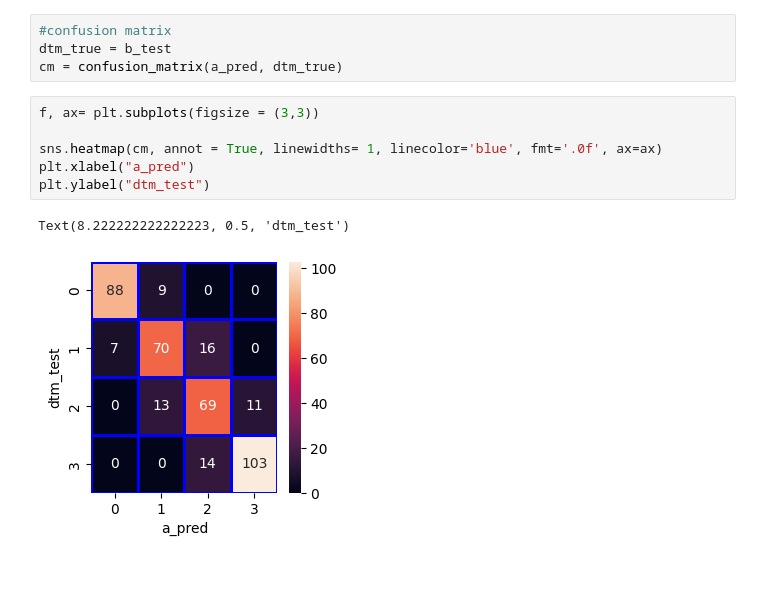
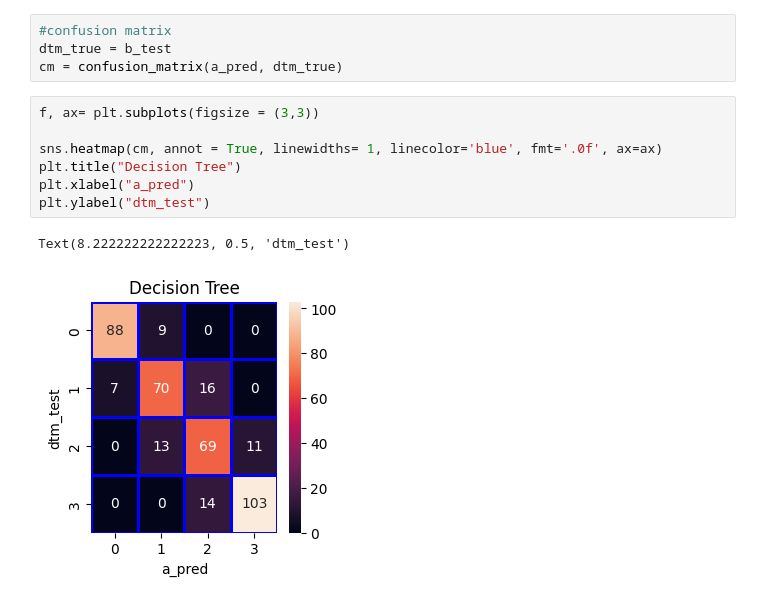
Before and after one commit to ryanroshandy55/UTS-Machine_Learning-2023-2024, a Jupyter notebook: UTS_no3.ipynb, the cells around one changed output. Saved outputs shown, nothing was run; the diff lists cells and outputs as text; blank space fills up the shorter version.

```diff
--- a/UTS_no3.ipynb
+++ b/UTS_no3.ipynb
@@ -452,9 +455,10 @@ cm = confusion_matrix(a_pred, dtm_true)
 # %%
 f, ax= plt.subplots(figsize = (3,3))
 
 sns.heatmap(cm, annot = True, linewidths= 1, linecolor='blue', fmt='.0f', ax=ax)
+plt.title("Decision Tree")
 plt.xlabel("a_pred")
 plt.ylabel("dtm_test")
 # %% [output]
 Text(8.222222222222223, 0.5, 'dtm_test')
-[figure, old version]
+[figure, new version]
```
Also changed, not shown: parts of 3 cells of this notebook.
